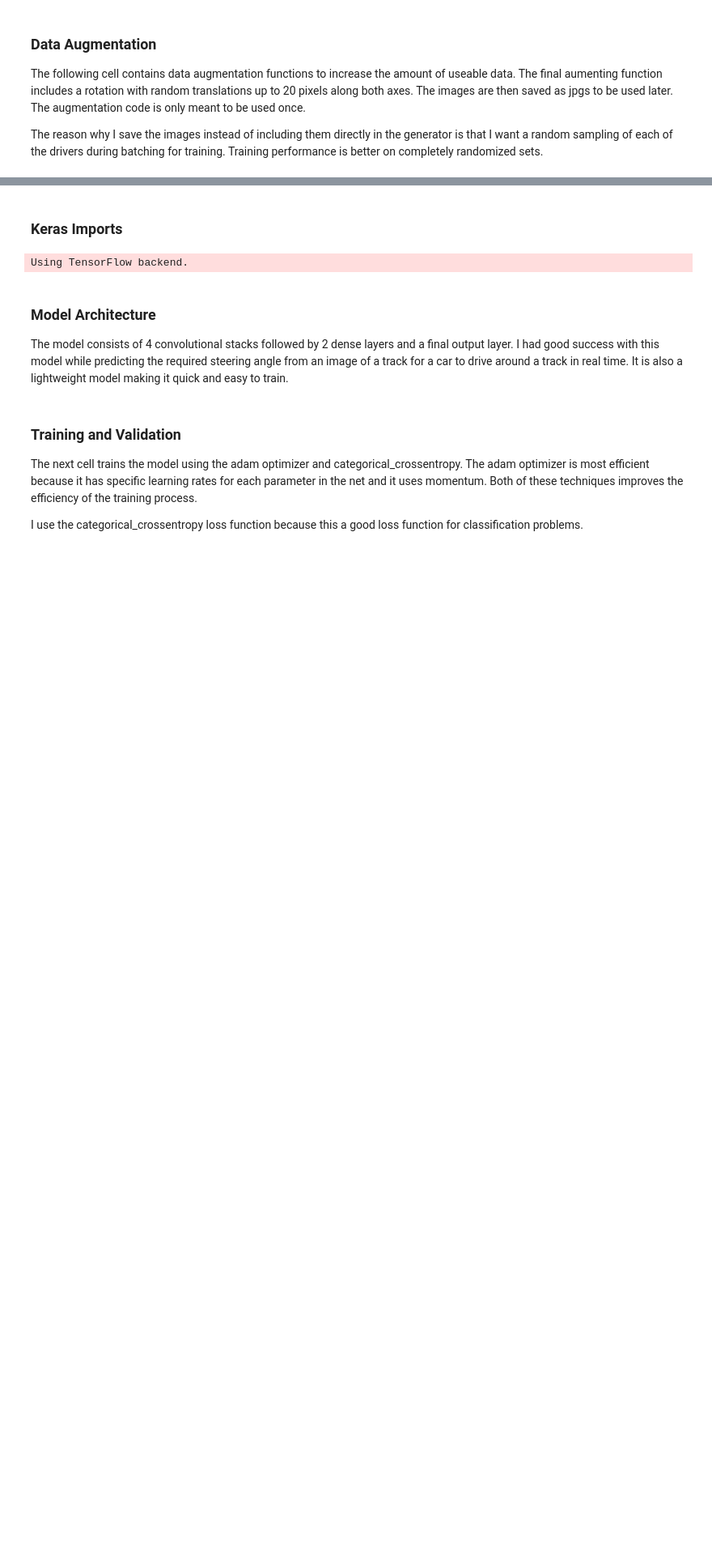
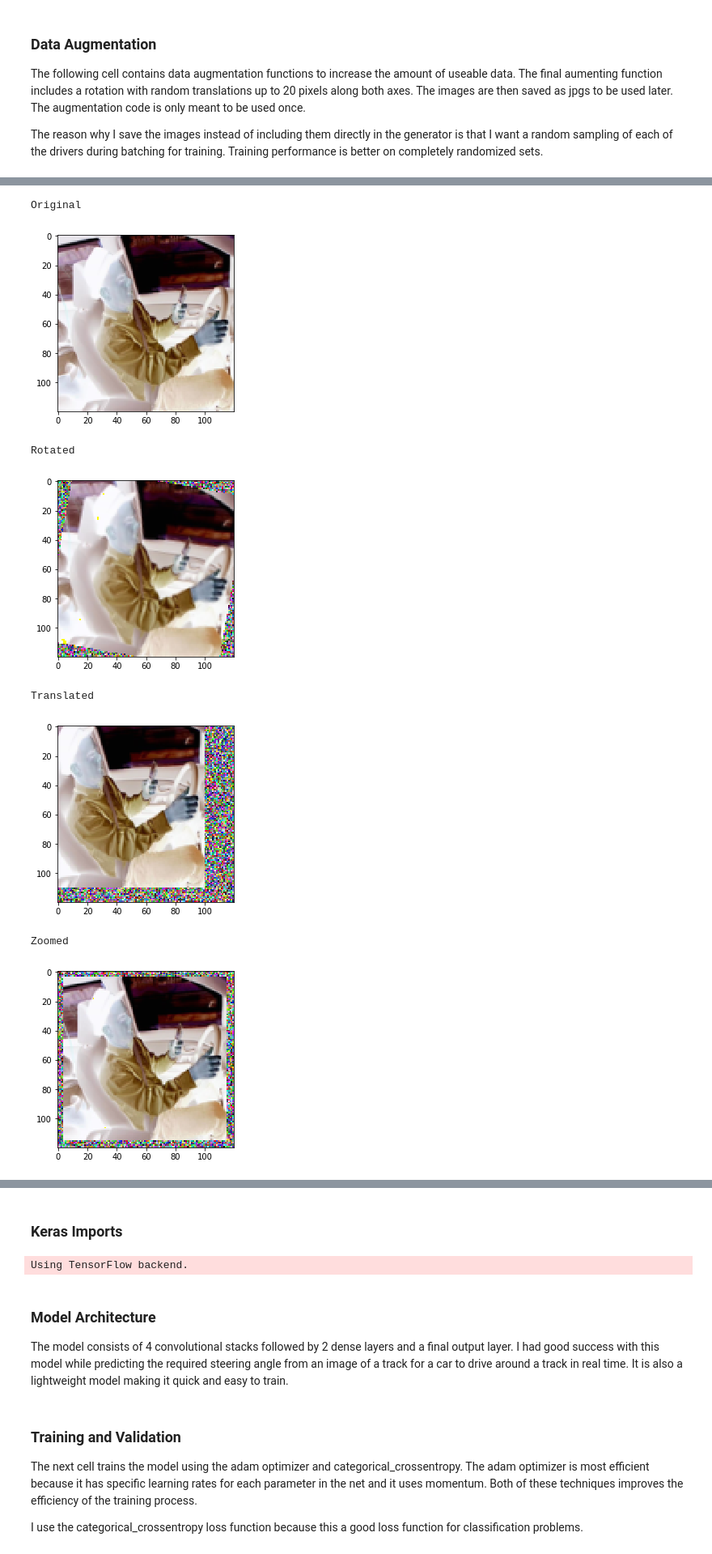
Before and after one commit to grantsrb/kaggle-state_farm_drivers, a Jupyter notebook: driver_classification_keras.ipynb, the cells around one changed output, grey strips where cells are left out. Shown at 81% size. Saved outputs shown, nothing was run; the diff lists cells and outputs as text; code cells hidden in the pictures; blank space fills up the shorter version.

```diff
--- a/driver_classification_keras.ipynb
+++ b/driver_classification_keras.ipynb
@@ -153,0 +192,29 @@ add_augmentations(file_paths, row_shift=20, col_shift=20)
+# %%
+sample_paths = []
+i = 0
+while len(sample_paths) < 6 and i < len(file_paths):
+    if 'augmented' not in file_paths[-i]:
+        sample_paths.append(file_paths[-i])
+    i += 1
+samples = convert_images(sample_paths,resize_dims)
+for sample in samples:
+    print("\n\nOriginal")
+    show_img(sample)
+    print("\nRotated")
+    demo = rotate(sample,-10,sci.imrotate(np.ones_like(sample.astype(np.uint8)),-10))
+    show_img(demo)
+    print('\nTranslated')
+    demo = translate(sample, random.randint(-25,25),random.randint(-25,25))
+    show_img(demo)
+    print('\nZoomed')
+    demo = random_zoom(sample)
+    show_img(demo)
+# %% [output]
+Original
+[figure, added]
+Rotated
+[figure, added]
+Translated
+[figure, added]
+Zoomed
+[figure, added]
```
Also changed, not shown: parts of 18 cells of this notebook.
